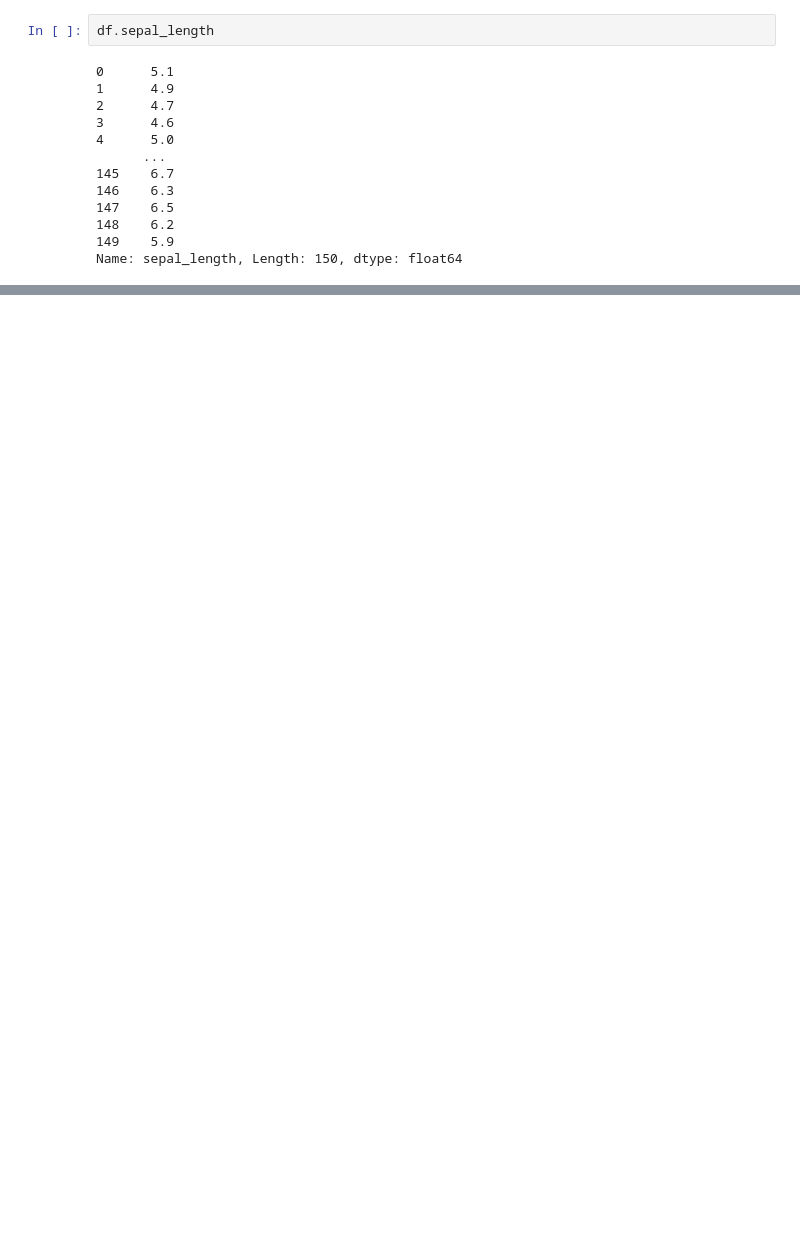
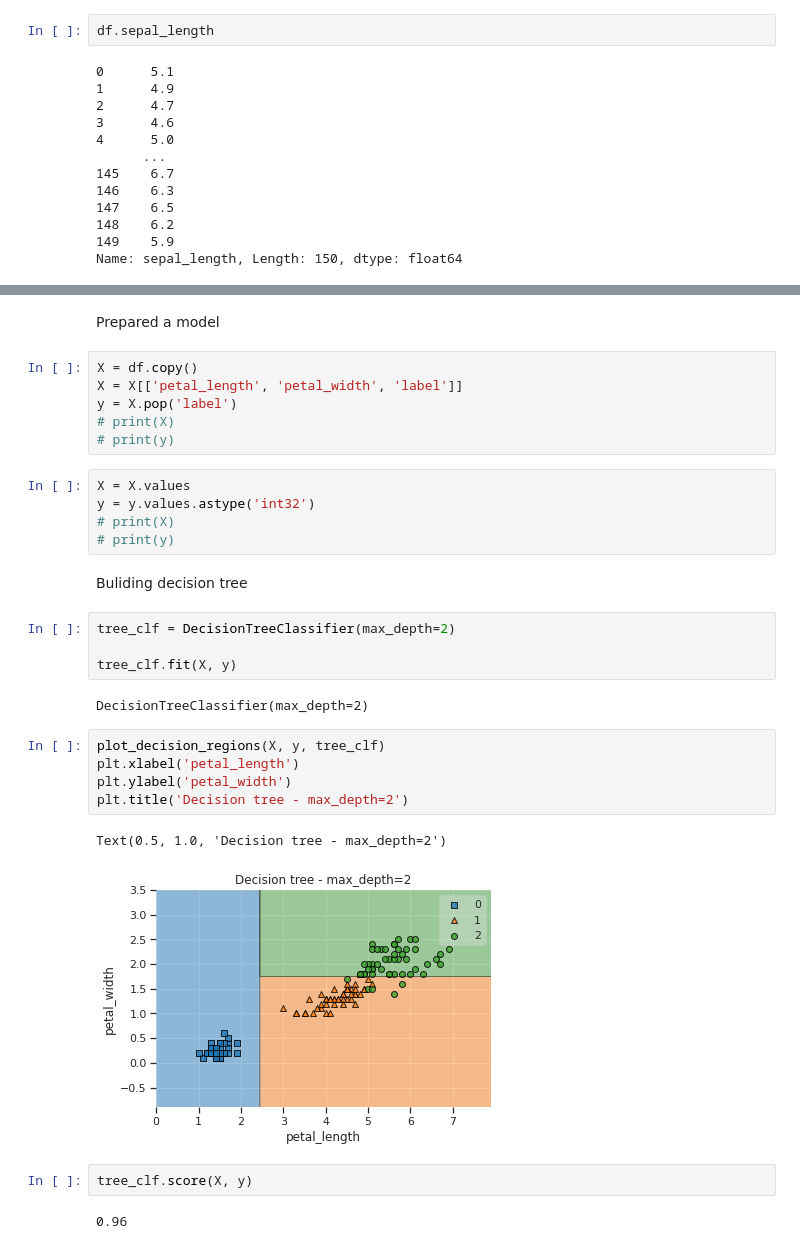
Before and after one commit to wolejnik/basis-decision-tree, a Jupyter notebook: mian.ipynb, the cells around one changed output, grey strips where cells are left out. Drawn from its saved outputs; the diff is of its cells as text; blank space fills up the shorter version.

Commit message:
:sparkles: Built decision tree model

```diff
--- a/mian.ipynb
+++ b/mian.ipynb
@@ -130,0 +132,33 @@ sns.scatterplot('petal_length', 'petal_width', data=df)
+# %% [markdown]
+Prepared a model
+# %%
+X = df.copy()
+X = X[['petal_length', 'petal_width', 'label']]
+y = X.pop('label')
+# print(X)
+# print(y)
+# %%
+X = X.values
+y = y.values.astype('int32')
+# print(X)
+# print(y)
+# %% [markdown]
+Buliding decision tree
+# %%
+tree_clf = DecisionTreeClassifier(max_depth=2)
+
+tree_clf.fit(X, y)
+# %% [output]
+DecisionTreeClassifier(max_depth=2)
+# %%
+plot_decision_regions(X, y, tree_clf)
+plt.xlabel('petal_length')
+plt.ylabel('petal_width')
+plt.title('Decision tree - max_depth=2')
+# %% [output]
+Text(0.5, 1.0, 'Decision tree - max_depth=2')
+[figure, added]
+# %%
+tree_clf.score(X, y)
+# %% [output]
+0.96
```
Also changed, not shown: parts of 6 cells of this notebook.
